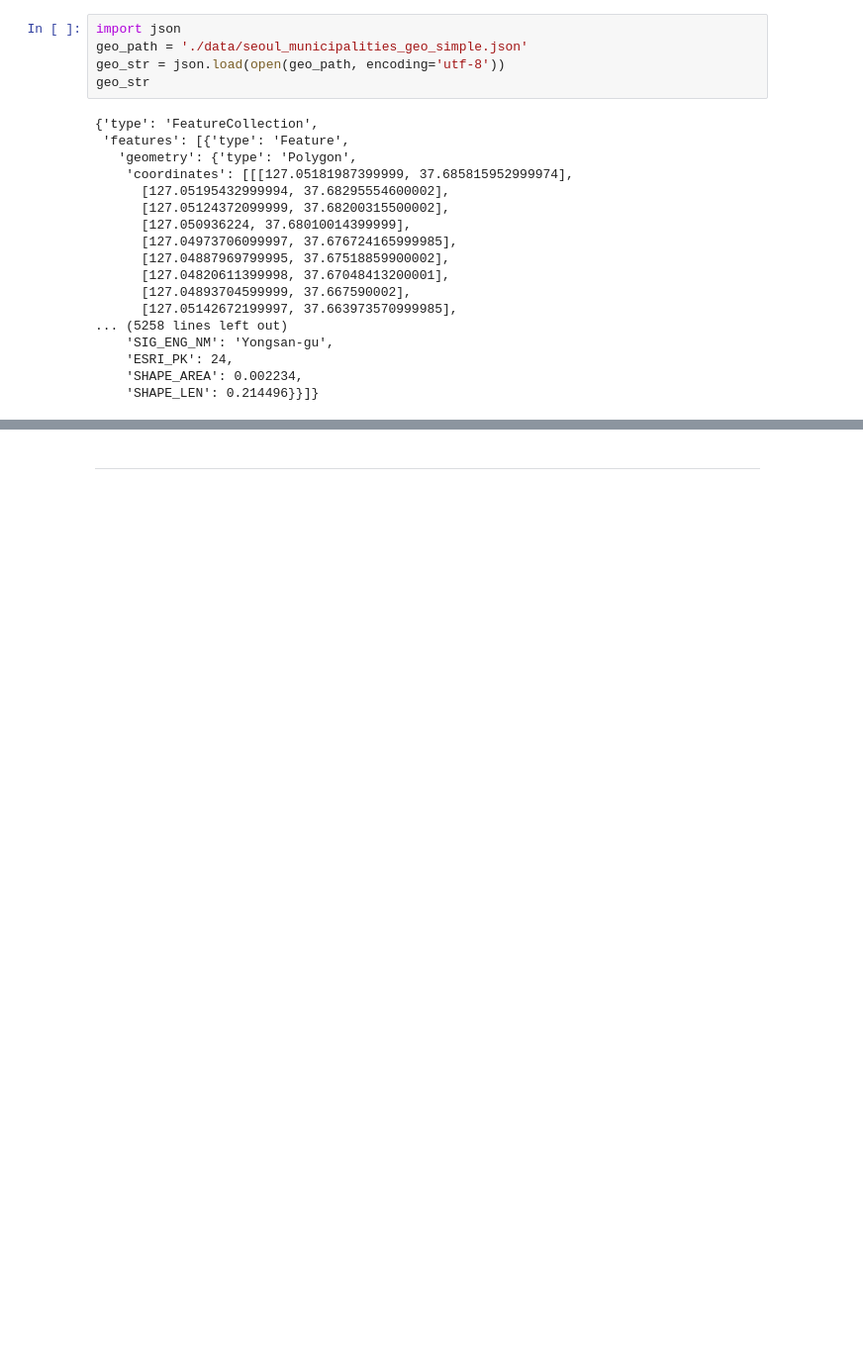
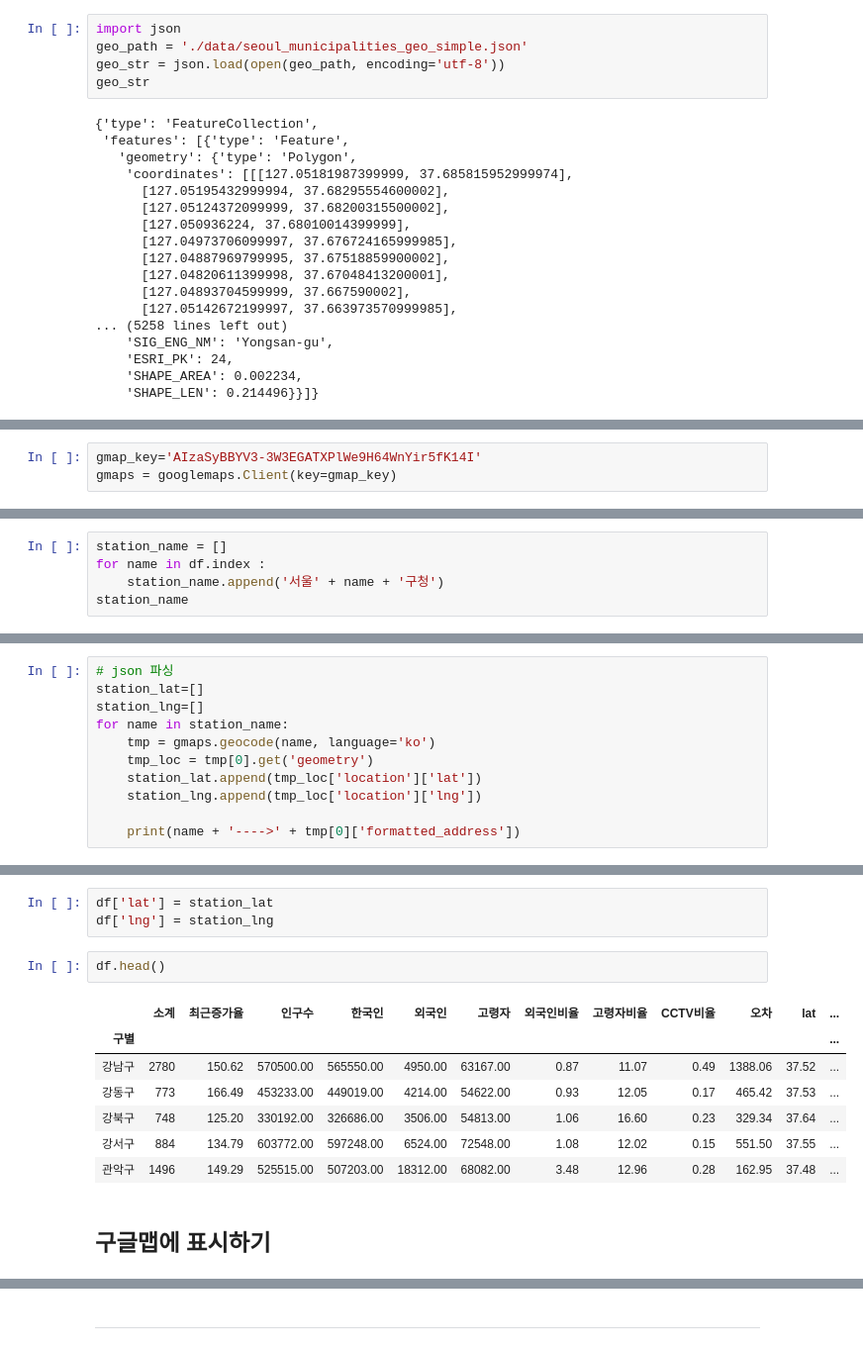
Before and after one commit to Cliedy-s/AIclass, a Jupyter notebook: DataAnalysis/1205_01_CCTV & 1216.ipynb, the cells around one changed output, grey strips where cells are left out. Shown at 99% size. Drawn from its saved outputs; the diff is of its cells as text; blank space fills up the shorter version.

```diff
--- a/DataAnalysis/1205_01_CCTV & 1216.ipynb
+++ b/DataAnalysis/1205_01_CCTV & 1216.ipynb
@@ -666,0 +679,3 @@ geo_str
+# %%
+gmap_key='AIzaSyBBYV3-3W3EGATXPlWe9H64WnYir5fK14I'
+gmaps = googlemaps.Client(key=gmap_key)
@@ -666,0 +705,5 @@ geo_str
+# %%
+station_name = []
+for name in df.index :
+    station_name.append('서울' + name + '구청')
+station_name
@@ -666,0 +730,11 @@ geo_str
+# %%
+# json 파싱
+station_lat=[]
+station_lng=[]
+for name in station_name:
+    tmp = gmaps.geocode(name, language='ko')
+    tmp_loc = tmp[0].get('geometry')
+    station_lat.append(tmp_loc['location']['lat'])
+    station_lng.append(tmp_loc['location']['lng'])
+
+    print(name + '---->' + tmp[0]['formatted_address'])
@@ -666,0 +780,15 @@ geo_str
+# %%
+df['lat'] = station_lat
+df['lng'] = station_lng
+# %%
+df.head()
+# %% [output]
+|  | 소계 | 최근증가율 | 인구수 | 한국인 | 외국인 | 고령자 | 외국인비율 | 고령자비율 | CCTV비율 | 오차 | lat | ... |
+| 구별 |  |  |  |  |  |  |  |  |  |  |  | ... |
+| 강남구 | 2780 | 150.62 | 570500.00 | 565550.00 | 4950.00 | 63167.00 | 0.87 | 11.07 | 0.49 | 1388.06 | 37.52 | ... |
+| 강동구 | 773 | 166.49 | 453233.00 | 449019.00 | 4214.00 | 54622.00 | 0.93 | 12.05 | 0.17 | 465.42 | 37.53 | ... |
+| 강북구 | 748 | 125.20 | 330192.00 | 326686.00 | 3506.00 | 54813.00 | 1.06 | 16.60 | 0.23 | 329.34 | 37.64 | ... |
+| 강서구 | 884 | 134.79 | 603772.00 | 597248.00 | 6524.00 | 72548.00 | 1.08 | 12.02 | 0.15 | 551.50 | 37.55 | ... |
+| 관악구 | 1496 | 149.29 | 525515.00 | 507203.00 | 18312.00 | 68082.00 | 3.48 | 12.96 | 0.28 | 162.95 | 37.48 | ... |
+# %% [markdown]
+## 구글맵에 표시하기
```
Also changed, not shown: parts of 13 cells of this notebook, 12 other files.
